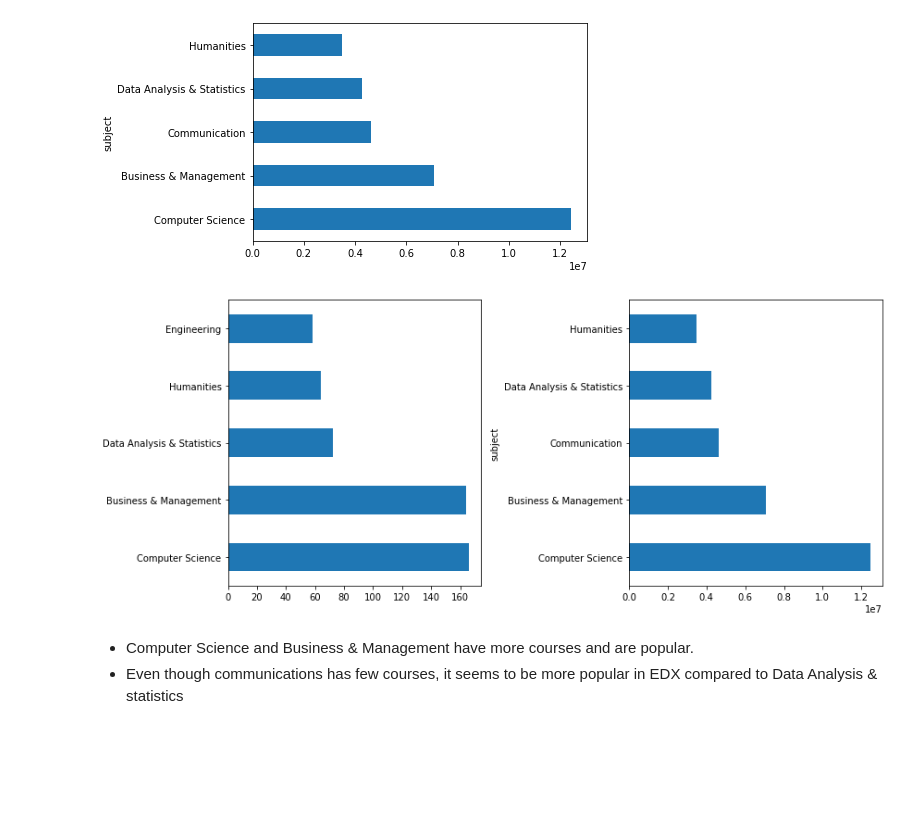
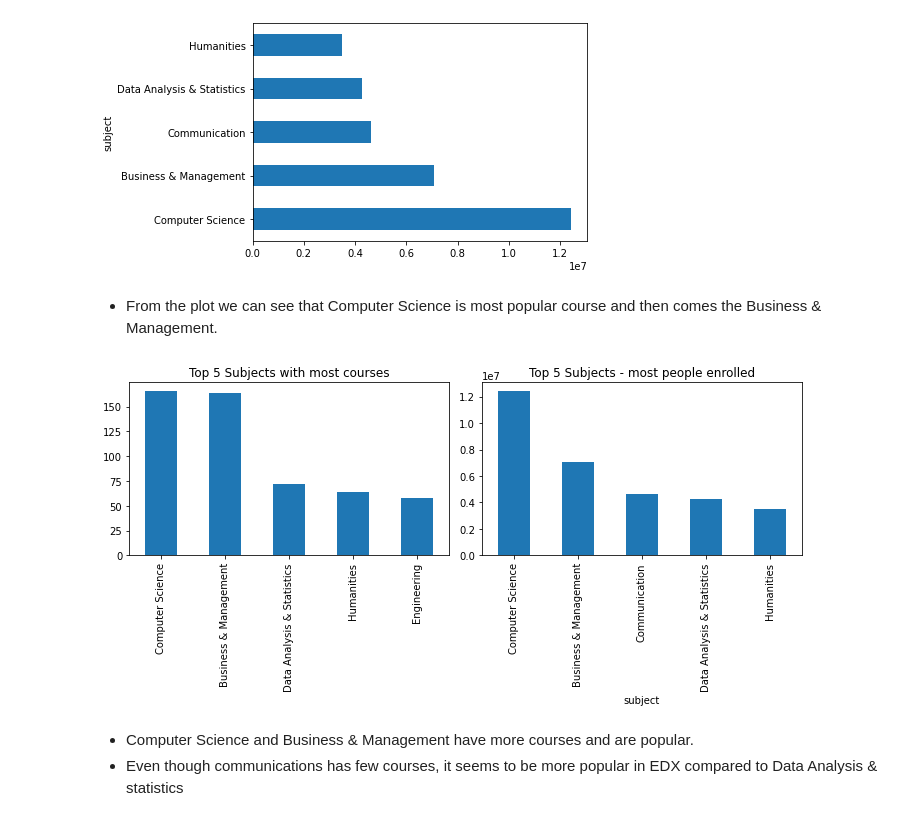
Before and after one commit to yarlapatiswathi/Edx_Udemy_EDA, a Jupyter notebook: Udemy Portfolio project.ipynb, the cells around one changed output. Saved outputs shown, nothing was run; the diff lists cells and outputs as text; code cells hidden in the pictures; blank space fills up the shorter version.

```diff
--- a/Udemy Portfolio project.ipynb
+++ b/Udemy Portfolio project.ipynb
@@ -328,17 +344,20 @@ Name: n_enrolled, dtype: int32
 pop_courses.plot(kind='barh');
 # %% [output]
 [figure]
+# %% [markdown]
+- From the plot we can see that Computer Science is most popular course and then comes the Business & Management.
 # %%
-fig, axarr = plt.subplots(1, 2, figsize=(12, 5))
-Max_titled_subject.plot.barh(
-    ax=axarr[0]
+# Comparing Subjects having popularity and has most titles
+fig, axarr = plt.subplots(1, 2, figsize=(10, 5))
+Max_titled_subject.plot.bar(
+    ax=axarr[0],title="Top 5 Subjects with most courses"
 )
-pop_courses.plot.barh(
-    ax=axarr[1]
+pop_courses.plot.bar(
+    ax=axarr[1],title="Top 5 Subjects - most people enrolled"
 )
 plt.tight_layout()
 # %% [output]
-[figure, old version]
+[figure, new version]
 # %% [markdown]
 - Computer Science and Business & Management have more courses and are popular.
 - Even though communications has few courses, it seems to be more popular in EDX compared to Data Analysis & statistics
```
Also changed, not shown: parts of 33 cells of this notebook.
